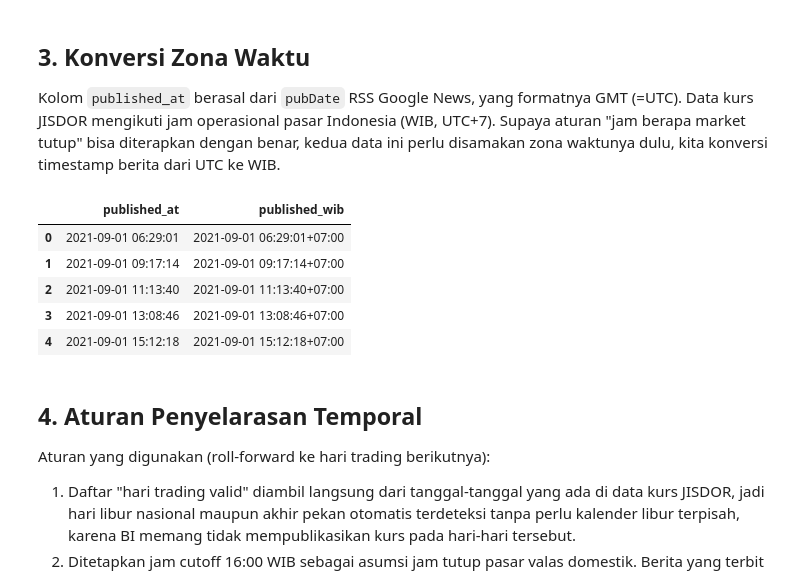
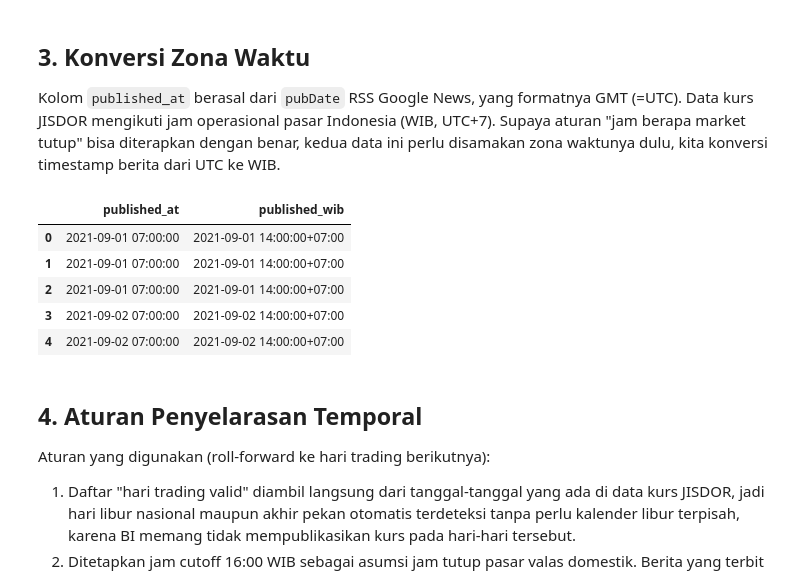
Before and after one commit to Plumz17/nlp-geopolitics-usa, a Jupyter notebook: src/00d_alignment.ipynb, the cells around one changed output. Drawn from its saved outputs; the diff is of its cells as text; code cells hidden in the pictures.

```diff
--- a/src/00d_alignment.ipynb
+++ b/src/00d_alignment.ipynb
@@ -24,15 +24,28 @@ Akibatnya, sebuah berita yang terbit di hari Sabtu, Minggu, hari libur, atau set
 DATA_DIR = Path("../data")
 
 import os
-# "full" = articles_clean.csv (B_1) | "filtered" = articles_filtered.csv (B_2 dan C) | "id" = articles_id_clean.csv (B_3, CNBC Indonesia)
-CORPUS = "en"
-ART_FILE = {"full": "articles_clean.csv", "filtered": "articles_filtered.csv", "id": "articles_id_clean.csv"}[CORPUS]
+# "full"     = articles_clean.csv (B_1)
+# "filtered" = articles_filtered.csv (B_2 dan C)
+# "id"       = B_3: artikel Inggris terfilter (articles_filtered.csv) + artikel CNBC Indonesia (articles_id_clean.csv),
+#              satu baris per hari trading dengan kolom teks terpisah (_en dan _id)
+CORPUS = "id"
+assert CORPUS in ("full", "filtered", "id")
 OUT_FILE = {"full": "aligned_dataset.csv", "filtered": "aligned_dataset_filtered.csv", "id": "aligned_dataset_id.csv"}[CORPUS]
 
 kurs = pd.read_csv(DATA_DIR / "processed" / "jisdor_usd_idr.csv", parse_dates=["date"])
 kurs = kurs.sort_values("date").reset_index(drop=True)
 
-news = pd.read_csv(DATA_DIR / "processed" / ART_FILE, parse_dates=["published_at"])  # sudah dibersihkan 00b_preprocessing.ipynb
+if CORPUS == "id":
+    KOLOM = ["published_at", "clean_title", "lead_paragraph", "clean_content", "url"]
+    news_en = pd.read_csv(DATA_DIR / "processed" / "articles_filtered.csv", parse_dates=["published_at"])[KOLOM].assign(lang="en")
+    news_id = pd.read_csv(DATA_DIR / "processed" / "articles_id_clean.csv", parse_dates=["published_at"])[KOLOM].assign(lang="id")
+    news = pd.concat([news_en, news_id], ignore_index=True)
+    print(f"Berita Inggris   : {len(news_en)} baris")
+    print(f"Berita Indonesia : {len(news_id)} baris")
+else:
+    ART_FILE = "articles_clean.csv" if CORPUS == "full" else "articles_filtered.csv"
+    news = pd.read_csv(DATA_DIR / "processed" / ART_FILE, parse_dates=["published_at"])  # sudah dibersihkan 00b_preprocessing.ipynb
+    news["lang"] = "en"
 
 print(f"Data kurs   : {len(kurs)} baris, {kurs['date'].min().date()} s.d. {kurs['date'].max().date()}")
 print(f"Data berita : {len(news)} baris, {news['published_at'].min()} s.d. {news['published_at'].max()}")
@@ -61,21 +76,21 @@ news.head()
 
 Kolom `published_at` berasal dari `pubDate` RSS Google News, yang formatnya GMT (=UTC). Data kurs JISDOR mengikuti jam operasional pasar Indonesia (WIB, UTC+7). Supaya aturan "jam berapa market tutup" bisa diterapkan dengan benar, kedua data ini perlu disamakan zona waktunya dulu, kita konversi timestamp berita dari UTC ke WIB.
 # %%
-if CORPUS == "id":
-    # waktu terbit CNBC Indonesia (dari URL) sudah WIB, jadi tidak boleh dikonversi dari UTC lagi
-    news["published_wib"] = news["published_at"].dt.tz_localize("Asia/Jakarta")
-else:
-    news["published_utc"] = news["published_at"].dt.tz_localize("UTC")
-    news["published_wib"] = news["published_utc"].dt.tz_convert("Asia/Jakarta")
+# Artikel Inggris: published_at berformat UTC -> dikonversi ke WIB.
+# Artikel CNBC Indonesia: waktu terbit (dari URL) sudah WIB, jadi tidak boleh dikonversi dari UTC lagi.
+is_id = news["lang"] == "id"
+wib_id = news.loc[is_id, "published_at"].dt.tz_localize("Asia/Jakarta")
+wib_en = news.loc[~is_id, "published_at"].dt.tz_localize("UTC").dt.tz_convert("Asia/Jakarta")
+news["published_wib"] = pd.concat([wib_en, wib_id]).sort_index()
 
 news[["published_at", "published_wib"]].head()
 # %% [output]
 |  | published_at | published_wib |
-| 0 | 2021-09-01 06:29:01 | 2021-09-01 06:29:01+07:00 |
-| 1 | 2021-09-01 09:17:14 | 2021-09-01 09:17:14+07:00 |
-| 2 | 2021-09-01 11:13:40 | 2021-09-01 11:13:40+07:00 |
-| 3 | 2021-09-01 13:08:46 | 2021-09-01 13:08:46+07:00 |
-| 4 | 2021-09-01 15:12:18 | 2021-09-01 15:12:18+07:00 |
+| 0 | 2021-09-01 07:00:00 | 2021-09-01 14:00:00+07:00 |
+| 1 | 2021-09-01 07:00:00 | 2021-09-01 14:00:00+07:00 |
+| 2 | 2021-09-01 07:00:00 | 2021-09-01 14:00:00+07:00 |
+| 3 | 2021-09-02 07:00:00 | 2021-09-02 14:00:00+07:00 |
+| 4 | 2021-09-02 07:00:00 | 2021-09-02 14:00:00+07:00 |
 # %% [markdown]
 ## 4. Aturan Penyelarasan Temporal
 
```
Also changed, not shown: parts of 7 cells of this notebook, 1 other file.
